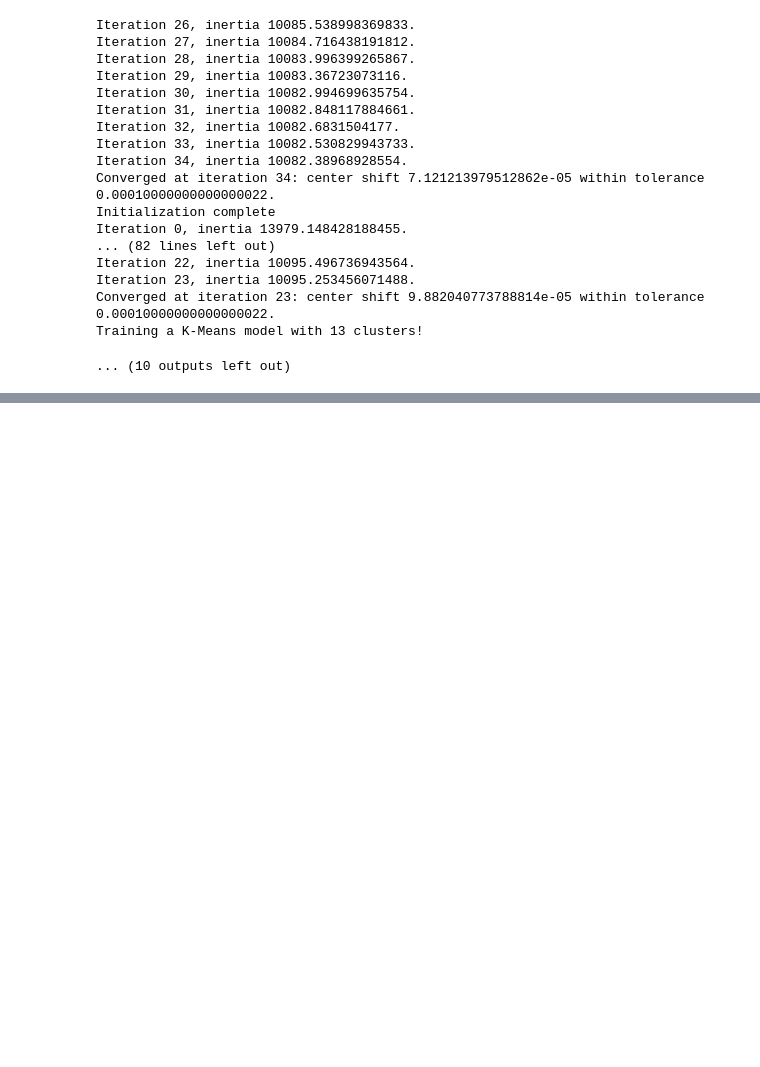
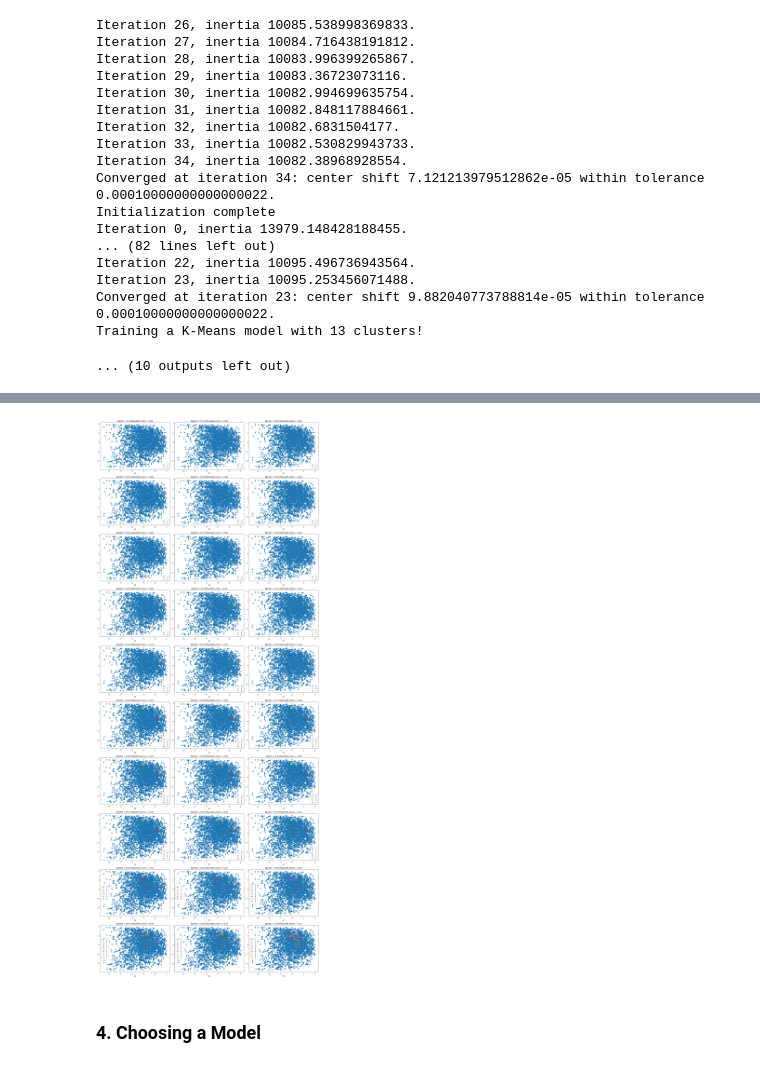
Before and after one commit to cmvaleria/lab-clustering-songs, a Jupyter notebook: Lab_clustering_songs.ipynb, the cells around one changed output, grey strips where cells are left out. Drawn from its saved outputs; the diff is of its cells as text; code cells hidden in the pictures; blank space fills up the shorter version.

Commit message:
model selection

```diff
--- a/Lab_clustering_songs.ipynb
+++ b/Lab_clustering_songs.ipynb
@@ -383,0 +421,33 @@ Training a K-Means model with 13 clusters!
+# %%
+models = {}
+
+for value in np.arange(0.2, 0.50, 0.01):
+    model = DBSCAN(eps=value, min_samples=5)
+    yhat = model.fit_predict(X_scaled_df)
+    score =  round(silhouette_score(X_scaled_df, model.fit_predict(X_scaled_df)),2)
+    models["model_"+str(round(value,2))] = {"model":model,"yhat": yhat, "score": score}
+# %%
+n_rows = int(len(list(models.keys()))/3)
+fig, ax = plt.subplots(n_rows,3, figsize=(20,50))
+for index, item in enumerate(list(models.items())):
+    row_index = int(np.modf(index/3)[1])
+    if ( round(np.modf(index/3)[0],1) == 0 ):
+        col_index = 0
+    elif ( round(np.modf(index/3)[0],1) == 0.3 ):
+        col_index = 1
+    else:
+        col_index = 2
+    for cluster in list(np.unique(item[1]['yhat'])):
+        row_ix = np.where(item[1]['yhat'] == cluster)[0]
+        x_values, y_values = list(X_scaled_df.iloc[row_ix,0].values), list(X_scaled_df.iloc[row_ix,1].values)
+        ax[row_index, col_index].scatter(x_values, y_values, label=str(cluster))
+        ax[row_index, col_index].set_xlabel("X1")
+        ax[row_index, col_index].set_xlabel("X2")
+        ax[row_index, col_index].set_title("Epsilon = "+item[0].split("_")[1]+" Silhouette score = "+str(item[1]['score']))
+        ax[row_index, col_index].legend()
+plt.tight_layout()
+plt.show()
+# %% [output]
+[figure, added]
+# %% [markdown]
+### 4. Choosing a Model
```
Also changed, not shown: parts of 17 cells of this notebook, 1 other file.
